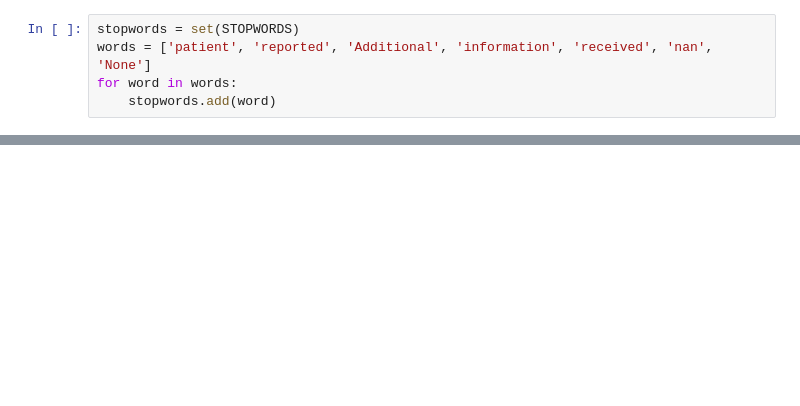
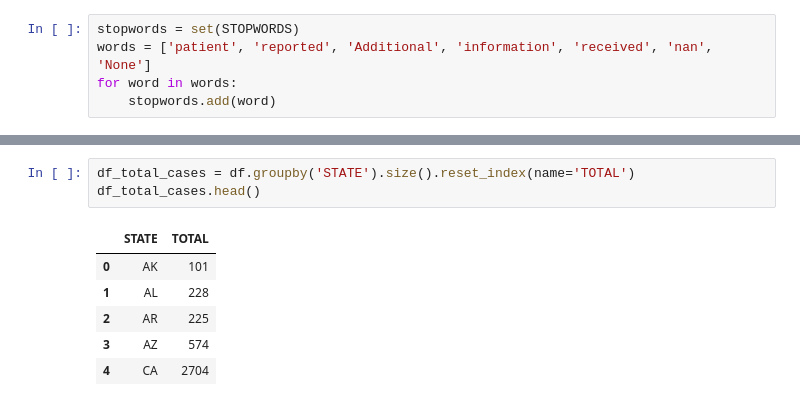
Before and after one commit to mturner49/data-viz-final-project, a Jupyter notebook: final-project-notebook.ipynb, the cells around one changed output, grey strips where cells are left out. Drawn from its saved outputs; the diff is of its cells as text; blank space fills up the shorter version.

```diff
--- a/final-project-notebook.ipynb
+++ b/final-project-notebook.ipynb
@@ -99,0 +223,10 @@ plt.show()
+# %%
+df_total_cases = df.groupby('STATE').size().reset_index(name='TOTAL')
+df_total_cases.head()
+# %% [output]
+|  | STATE | TOTAL |
+| 0 | AK | 101 |
+| 1 | AL | 228 |
+| 2 | AR | 225 |
+| 3 | AZ | 574 |
+| 4 | CA | 2704 |
```
Also changed, not shown: parts of 13 cells of this notebook.
